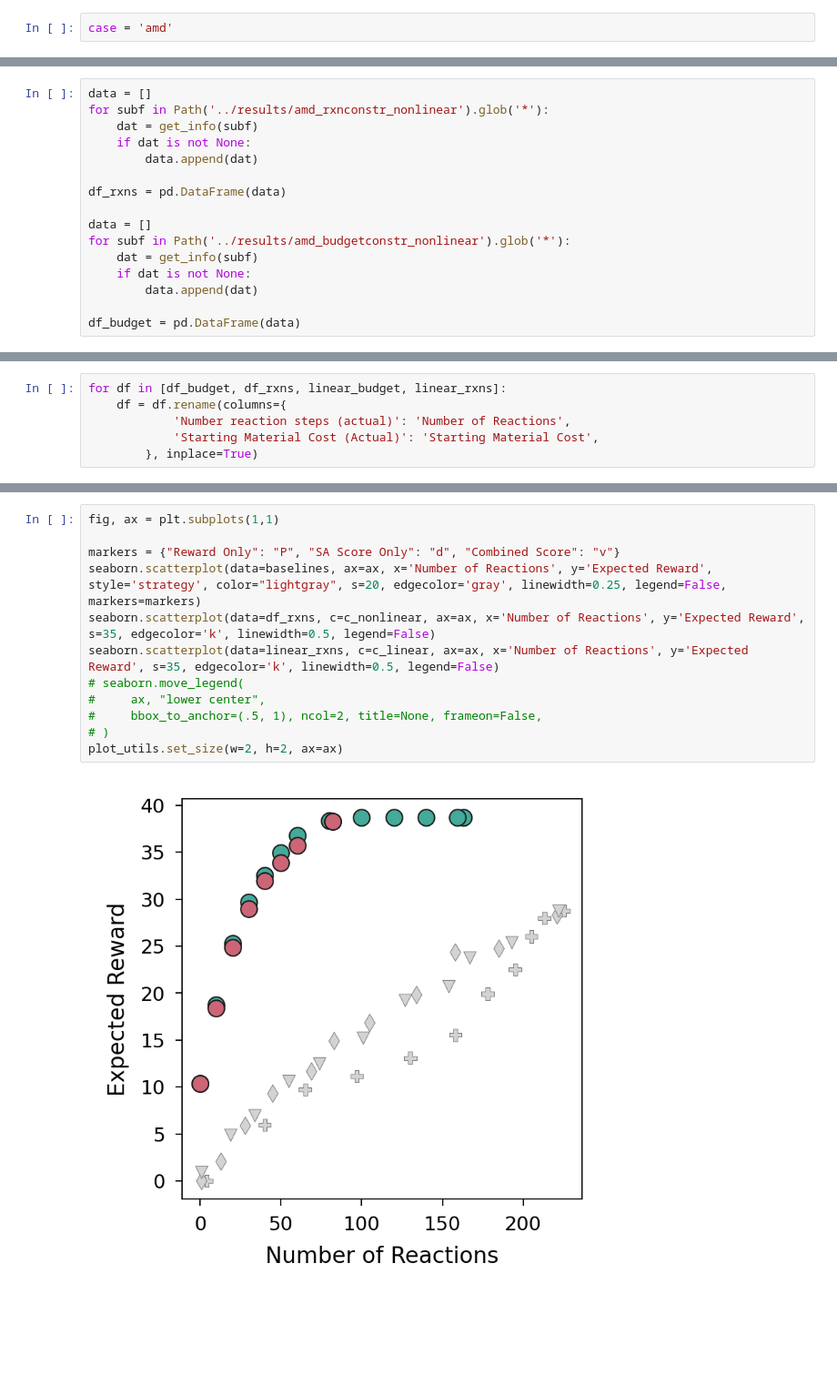
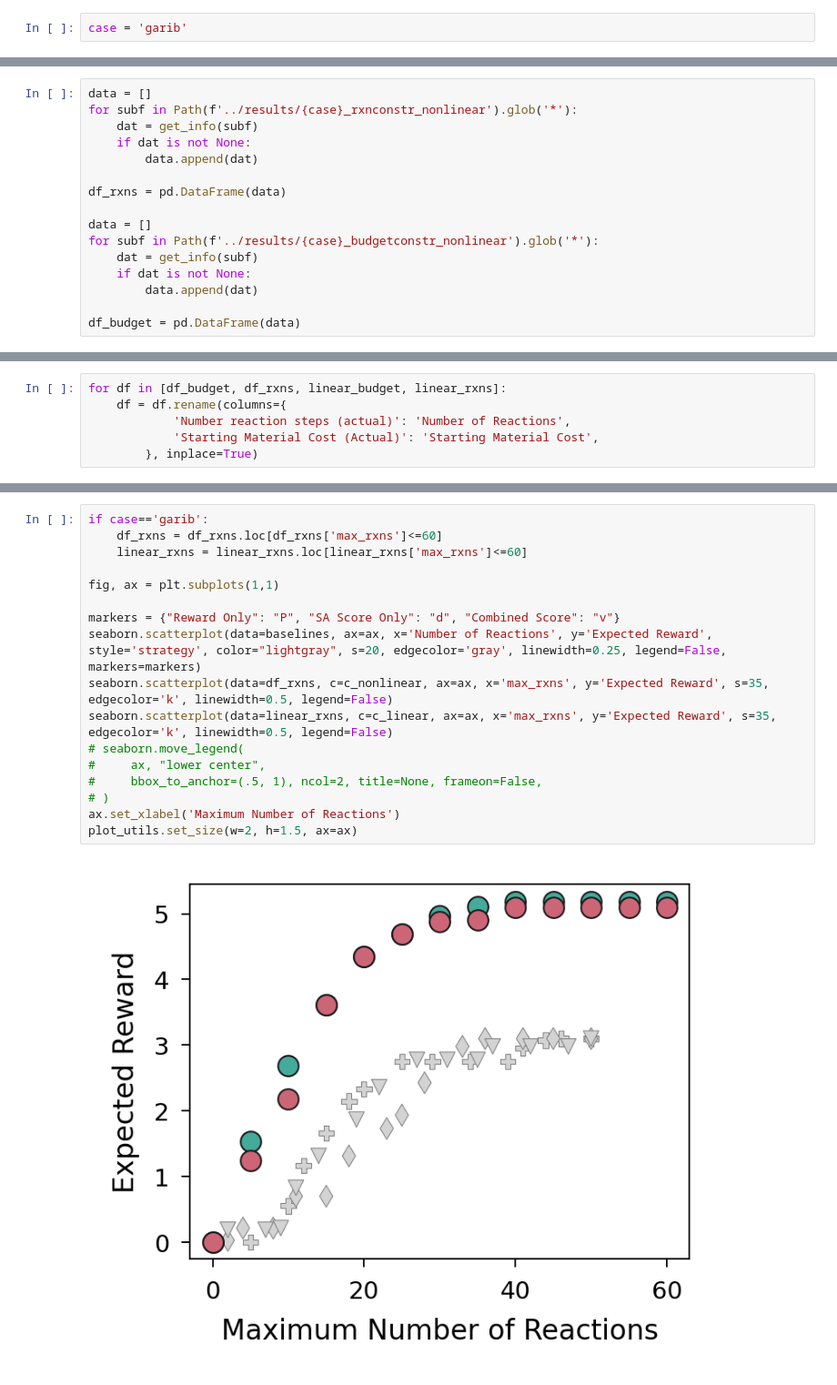
Before and after one commit to coleygroup/sparrow, a Jupyter notebook: notebooks/nonlinear_figures.ipynb, the cells around one changed output, grey strips where cells are left out. Shown at 91% size. Cells and saved outputs as stored; diff of their text form; blank space fills up the shorter version.

Commit message:
commands and figures for recent examples

```diff
--- a/notebooks/nonlinear_figures.ipynb
+++ b/notebooks/nonlinear_figures.ipynb
@@ -64,7 +68,7 @@ def get_info(folder: Path):
 # %% [markdown]
 # Settings
 # %%
-case = 'amd'
+case = 'garib'
 # %% [markdown]
 # Create df with all information
 # %%
@@ -125,7 +129,7 @@ c_linear = '#CC6677'
 ### Get SPARROW curves
 # %%
 data = []
-for subf in Path('../results/amd_rxnconstr_nonlinear').glob('*'):
+for subf in Path(f'../results/{case}_rxnconstr_nonlinear').glob('*'):
     dat = get_info(subf)
     if dat is not None:
         data.append(dat)
@@ -133,7 +137,7 @@ for subf in Path('../results/amd_rxnconstr_nonlinear').glob('*'):
 df_rxns = pd.DataFrame(data)
 
 data = []
-for subf in Path('../results/amd_budgetconstr_nonlinear').glob('*'):
+for subf in Path(f'../results/{case}_budgetconstr_nonlinear').glob('*'):
     dat = get_info(subf)
     if dat is not None:
         data.append(dat)
@@ -217,14 +198,19 @@ plot_utils.set_size(w=2, h=2, ax=ax)
 # %%
+if case=='garib':
+    df_rxns = df_rxns.loc[df_rxns['max_rxns']<=60]
+    linear_rxns = linear_rxns.loc[linear_rxns['max_rxns']<=60]
+
 fig, ax = plt.subplots(1,1)
 
 markers = {"Reward Only": "P", "SA Score Only": "d", "Combined Score": "v"}
 seaborn.scatterplot(data=baselines, ax=ax, x='Number of Reactions', y='Expected Reward', style='strategy', color="lightgray", s=20, edgecolor='gray', linewidth=0.25, legend=False, markers=markers)
-seaborn.scatterplot(data=df_rxns, c=c_nonlinear, ax=ax, x='Number of Reactions', y='Expected Reward', s=35, edgecolor='k', linewidth=0.5, legend=False)
-seaborn.scatterplot(data=linear_rxns, c=c_linear, ax=ax, x='Number of Reactions', y='Expected Reward', s=35, edgecolor='k', linewidth=0.5, legend=False)
+seaborn.scatterplot(data=df_rxns, c=c_nonlinear, ax=ax, x='max_rxns', y='Expected Reward', s=35, edgecolor='k', linewidth=0.5, legend=False)
+seaborn.scatterplot(data=linear_rxns, c=c_linear, ax=ax, x='max_rxns', y='Expected Reward', s=35, edgecolor='k', linewidth=0.5, legend=False)
 # seaborn.move_legend(
 #     ax, "lower center",
 #     bbox_to_anchor=(.5, 1), ncol=2, title=None, frameon=False,
 # )
-plot_utils.set_size(w=2, h=2, ax=ax)
+ax.set_xlabel('Maximum Number of Reactions')
+plot_utils.set_size(w=2, h=1.5, ax=ax)
 # %% [output]
-[figure, old version]
+[figure, new version]
```
Also changed, not shown: parts of 20 cells of this notebook, 3 other files.
